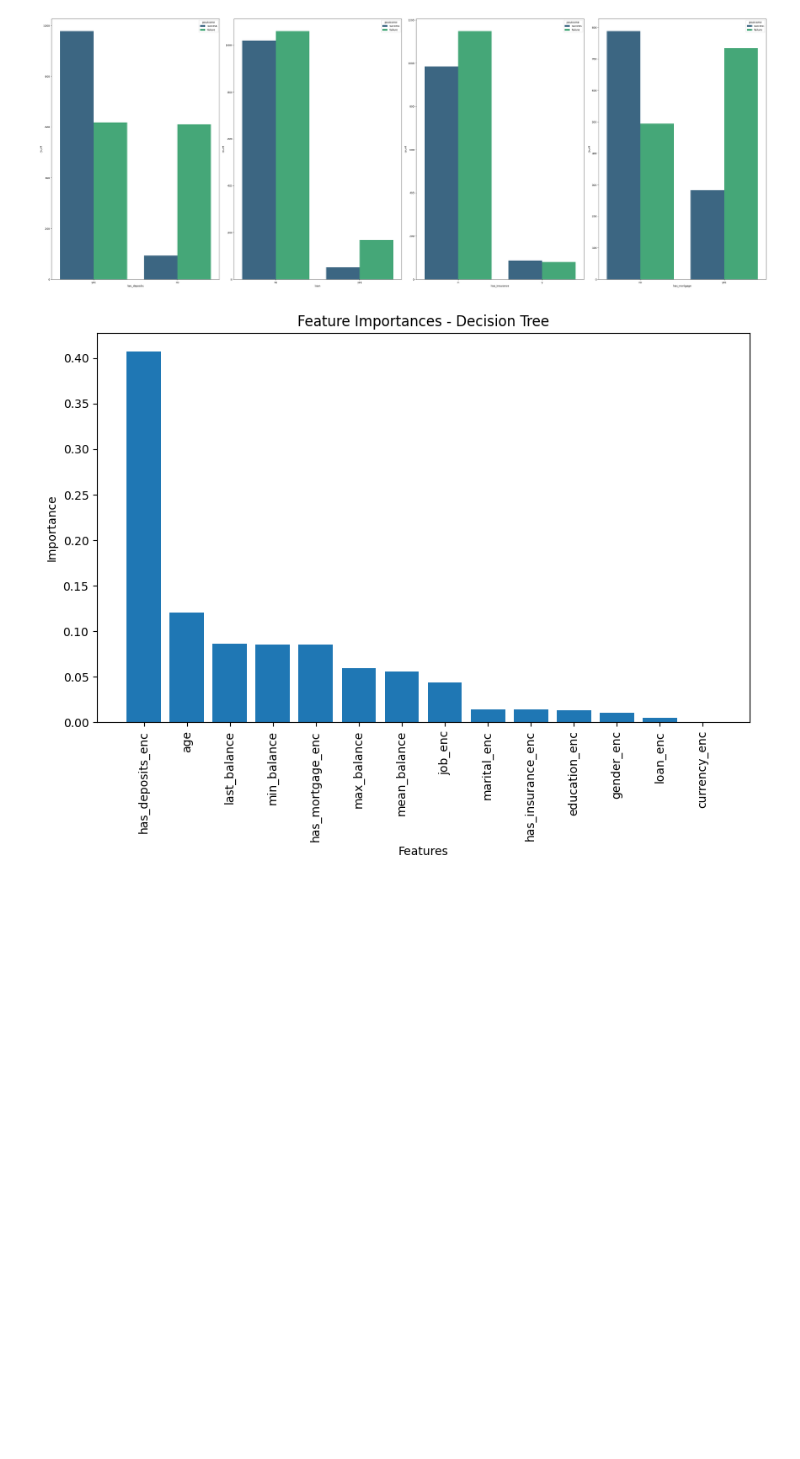
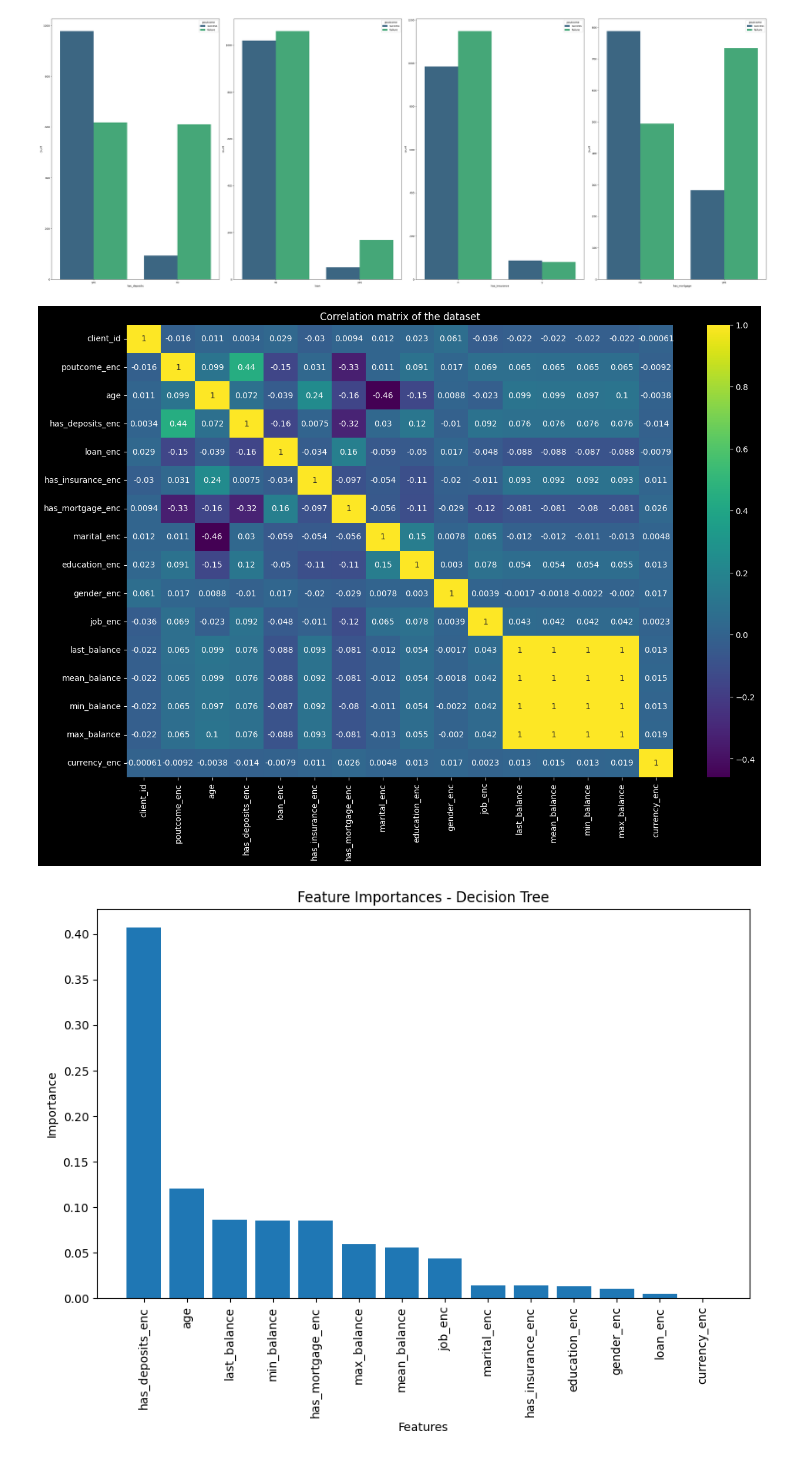
Before and after one commit to danielapinkasova/case_study, a Jupyter notebook: Master_notebook.ipynb, the cells around one changed output. Drawn from its saved outputs; the diff is of its cells as text; code cells hidden in the pictures; blank space fills up the shorter version.

```diff
--- a/Master_notebook.ipynb
+++ b/Master_notebook.ipynb
@@ -269,6 +270,16 @@ plt.show()
 first_round_clients = clients_merged[['client_id', 'age', 'has_deposits_enc', 'loan_enc', 'has_insurance_enc', 'has_mortgage_enc','marital_enc', 'education_enc', 'gender_enc', 'job_enc', 'last_balance','mean_balance', 'min_balance', 'max_balance', 'currency_enc']]
 first_round_clients = pd.merge(inv_campaign_eval[['client_id','poutcome_enc']], first_round_clients, on = 'client_id')
 first_round_clients['age'] = first_round_clients['age'].astype(int)
+# %%
+# Calculating the correlation matrix
+corr = first_round_clients.corr()
+# Plotting the correlation matrix
+plt.figure(figsize=(15,10))
+sns.heatmap(corr, annot=True, cmap='viridis')
+plt.title('Correlation matrix of the dataset')
+plt.show()
+# %% [output]
+[figure, added]
 # %%
 # creating X-matrix of predictors and y-outcome variable
 X = first_round_clients.drop(['client_id','poutcome_enc'], axis = 1)
```
Also changed, not shown: parts of 13 cells of this notebook, 12 other files.
